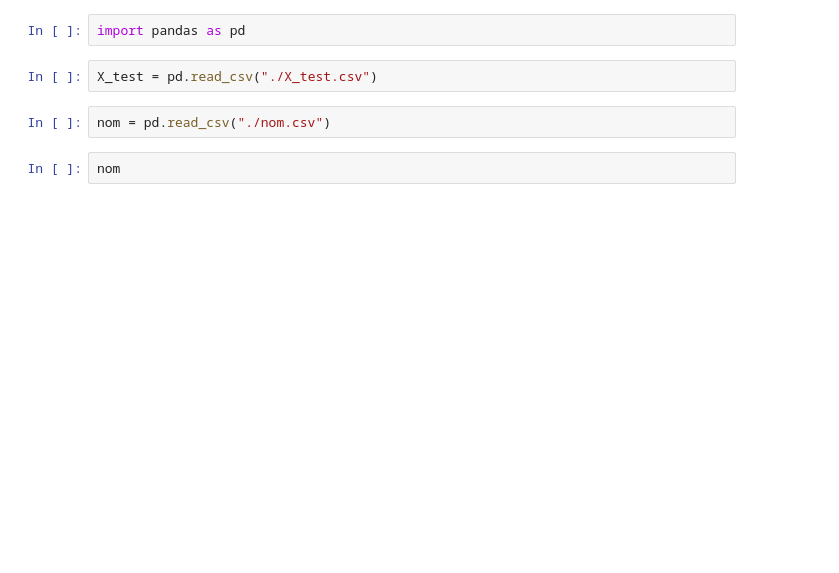
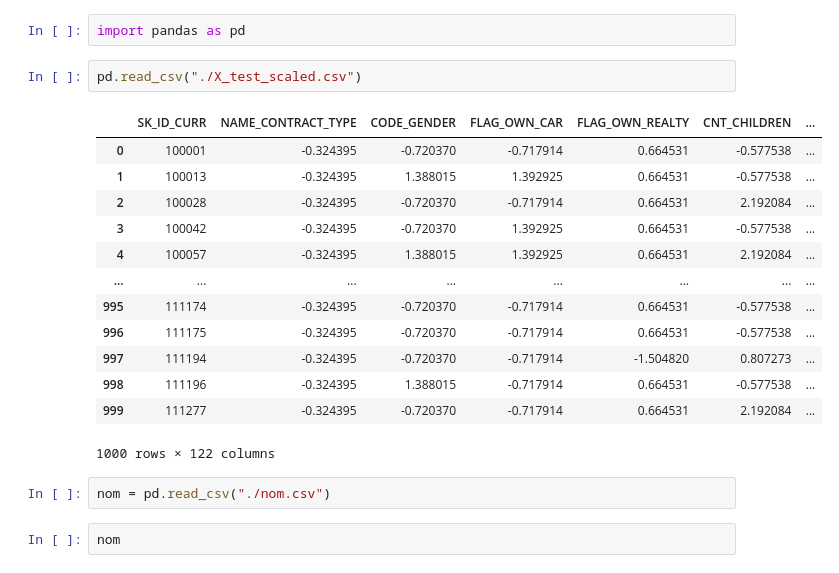
Before and after one commit to CecileLecoublet/Projet_credit, a Jupyter notebook: Dashboard/test.ipynb, the cells around one changed output. Saved outputs shown, nothing was run; the diff lists cells and outputs as text; blank space fills up the shorter version.

```diff
--- a/Dashboard/test.ipynb
+++ b/Dashboard/test.ipynb
@@ -1,7 +1,21 @@
 # %%
 import pandas as pd
-# %%
-X_test = pd.read_csv("./X_test.csv")
+# %%
+pd.read_csv("./X_test_scaled.csv")
+# %% [output]
+|  | SK_ID_CURR | NAME_CONTRACT_TYPE | CODE_GENDER | FLAG_OWN_CAR | FLAG_OWN_REALTY | CNT_CHILDREN | ... |
+| 0 | 100001 | -0.324395 | -0.720370 | -0.717914 | 0.664531 | -0.577538 | ... |
+| 1 | 100013 | -0.324395 | 1.388015 | 1.392925 | 0.664531 | -0.577538 | ... |
+| 2 | 100028 | -0.324395 | -0.720370 | -0.717914 | 0.664531 | 2.192084 | ... |
+| 3 | 100042 | -0.324395 | -0.720370 | 1.392925 | 0.664531 | -0.577538 | ... |
+| 4 | 100057 | -0.324395 | 1.388015 | 1.392925 | 0.664531 | 2.192084 | ... |
+| ... | ... | ... | ... | ... | ... | ... | ... |
+| 995 | 111174 | -0.324395 | -0.720370 | -0.717914 | 0.664531 | -0.577538 | ... |
+| 996 | 111175 | -0.324395 | -0.720370 | -0.717914 | 0.664531 | -0.577538 | ... |
+| 997 | 111194 | -0.324395 | -0.720370 | -0.717914 | -1.504820 | 0.807273 | ... |
+| 998 | 111196 | -0.324395 | 1.388015 | -0.717914 | 0.664531 | -0.577538 | ... |
+| 999 | 111277 | -0.324395 | -0.720370 | -0.717914 | 0.664531 | 2.192084 | ... |
+1000 rows × 122 columns
 # %%
 nom = pd.read_csv("./nom.csv")
 # %%
```
Also changed, not shown: 3 other files.
